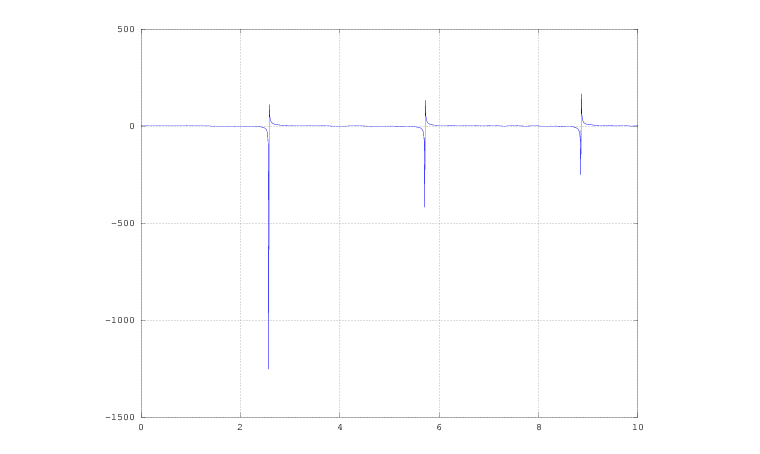
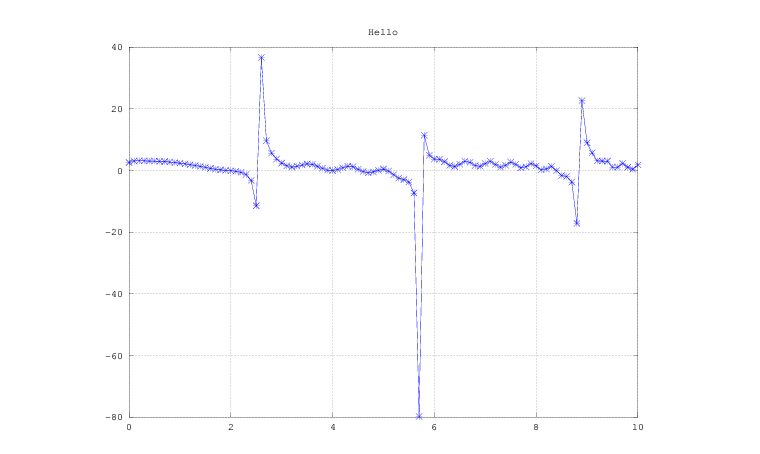
Before and after one commit to dymaxionkim/My-Jupyter-Notebooks, a Jupyter notebook: 20170723_octave_01.ipynb, the cells around one changed output. Saved outputs shown, nothing was run; the diff lists cells and outputs as text; code cells hidden in the pictures.

```diff
--- a/20170723_octave_01.ipynb
+++ b/20170723_octave_01.ipynb
@@ -1,7 +1,8 @@
 # %%
-t = [0:0.01:10];
-a = sin(t).^(0.4)+cos(t.^2).^(1.2)-tan(t-1);
-plot(t,a)
+t = [0:0.1:10];
+a = 2*sin(t).^(0.4)+cos(t.^2).^(1.2)-tan(t-1);
+plot(t,a,'-*-')
 grid on
+title("Hello")
 # %% [output]
-[figure, old version]
+[figure, new version]
```
Also changed, not shown: parts of 13 cells of this notebook, 1 other file.
